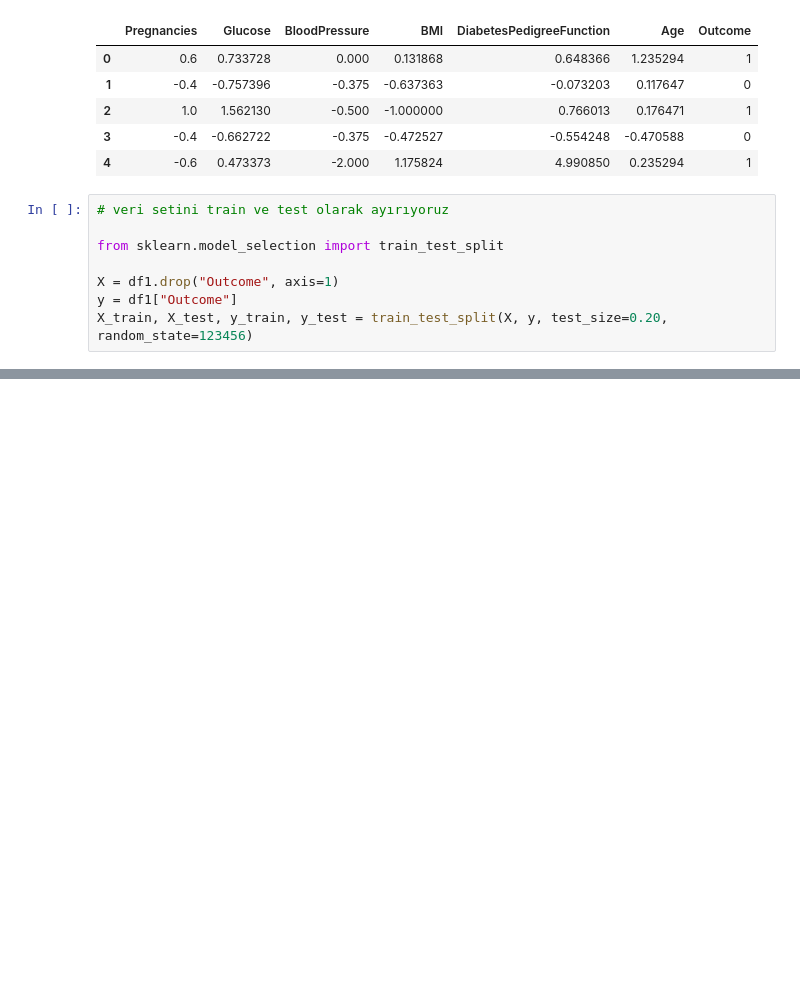
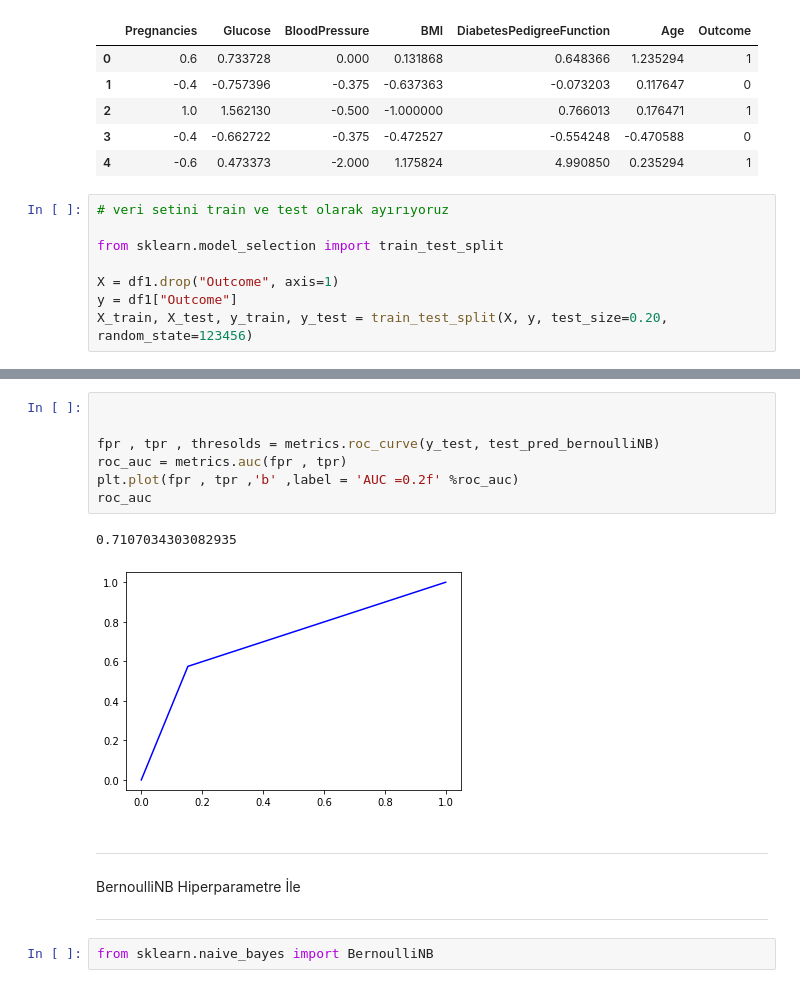
Before and after one commit to BoranOner/Predicting-Diabetes, a Jupyter notebook: SatırVeSütunEksikDengesiz.ipynb, the cells around one changed output, grey strips where cells are left out. Saved outputs shown, nothing was run; the diff lists cells and outputs as text; blank space fills up the shorter version.

```diff
--- a/SatırVeSütunEksikDengesiz.ipynb
+++ b/SatırVeSütunEksikDengesiz.ipynb
@@ -531,0 +392,19 @@ Confusion Matrix-SVM:
+# %%
+
+
+fpr , tpr , thresolds = metrics.roc_curve(y_test, test_pred_bernoulliNB)
+roc_auc = metrics.auc(fpr , tpr)
+plt.plot(fpr , tpr ,'b' ,label = 'AUC =0.2f' %roc_auc)
+roc_auc
+# %% [output]
+0.7107034303082935
+[figure, added]
+# %% [markdown]
+
+
+---
+BernoulliNB Hiperparametre İle
+
+---
+# %%
+from sklearn.naive_bayes import BernoulliNB
```
Also changed, not shown: parts of 133 cells of this notebook.
